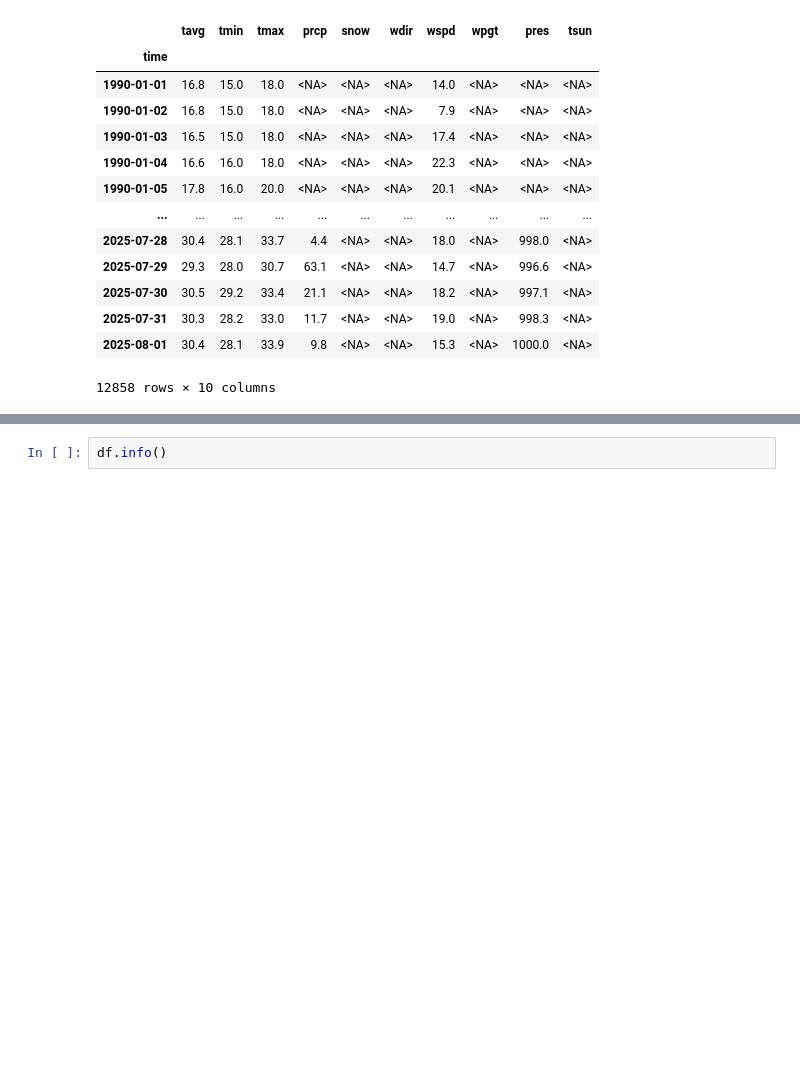
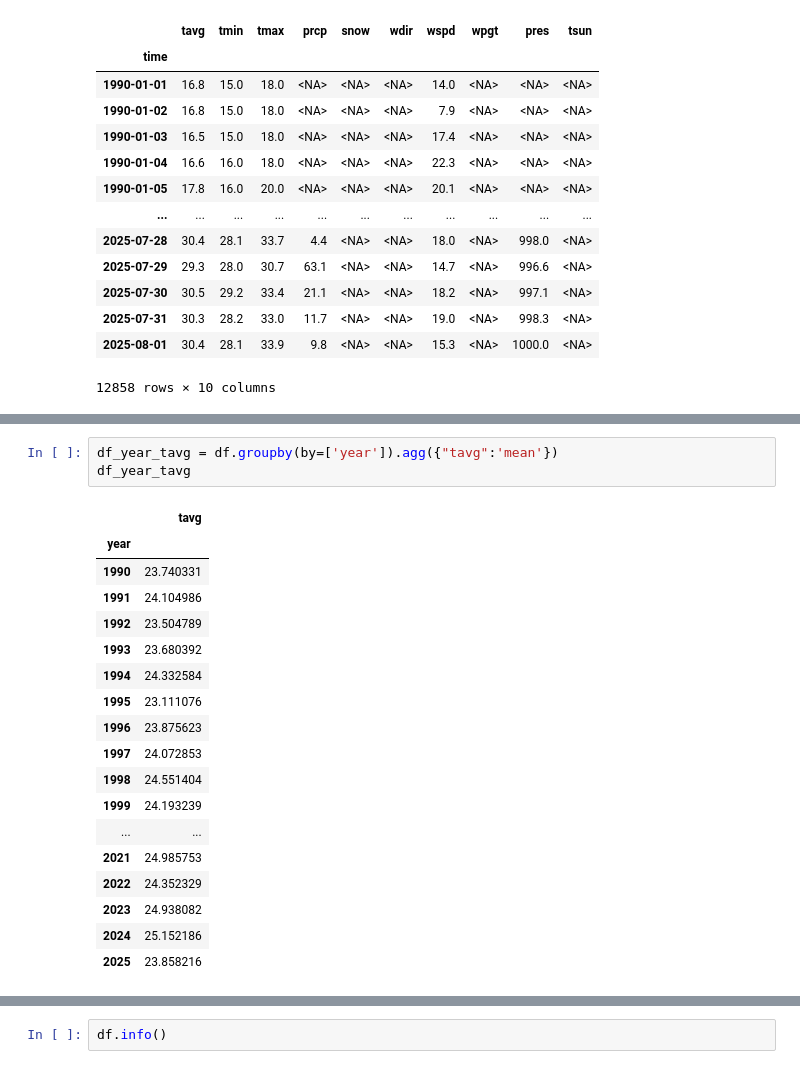
Before and after one commit to AlexWonghh/Weather-analysis, a Jupyter notebook: 25_8_2025_.ipynb, the cells around one changed output, grey strips where cells are left out. Saved outputs shown, nothing was run; the diff lists cells and outputs as text; blank space fills up the shorter version.

```diff
--- a/25_8_2025_.ipynb
+++ b/25_8_2025_.ipynb
@@ -55,3 +90,25 @@ time
+# %%
+df_year_tavg = df.groupby(by=['year']).agg({"tavg":'mean'})
+df_year_tavg
+# %% [output]
+|  | tavg |
+| year |  |
+| 1990 | 23.740331 |
+| 1991 | 24.104986 |
+| 1992 | 23.504789 |
+| 1993 | 23.680392 |
+| 1994 | 24.332584 |
+| 1995 | 23.111076 |
+| 1996 | 23.875623 |
+| 1997 | 24.072853 |
+| 1998 | 24.551404 |
+| 1999 | 24.193239 |
+| ... | ... |
+| 2021 | 24.985753 |
+| 2022 | 24.352329 |
+| 2023 | 24.938082 |
+| 2024 | 25.152186 |
+| 2025 | 23.858216 |
 # %%
 import matplotlib.pyplot as plt
 import seaborn as sns
```
Also changed, not shown: parts of 12 cells of this notebook.
